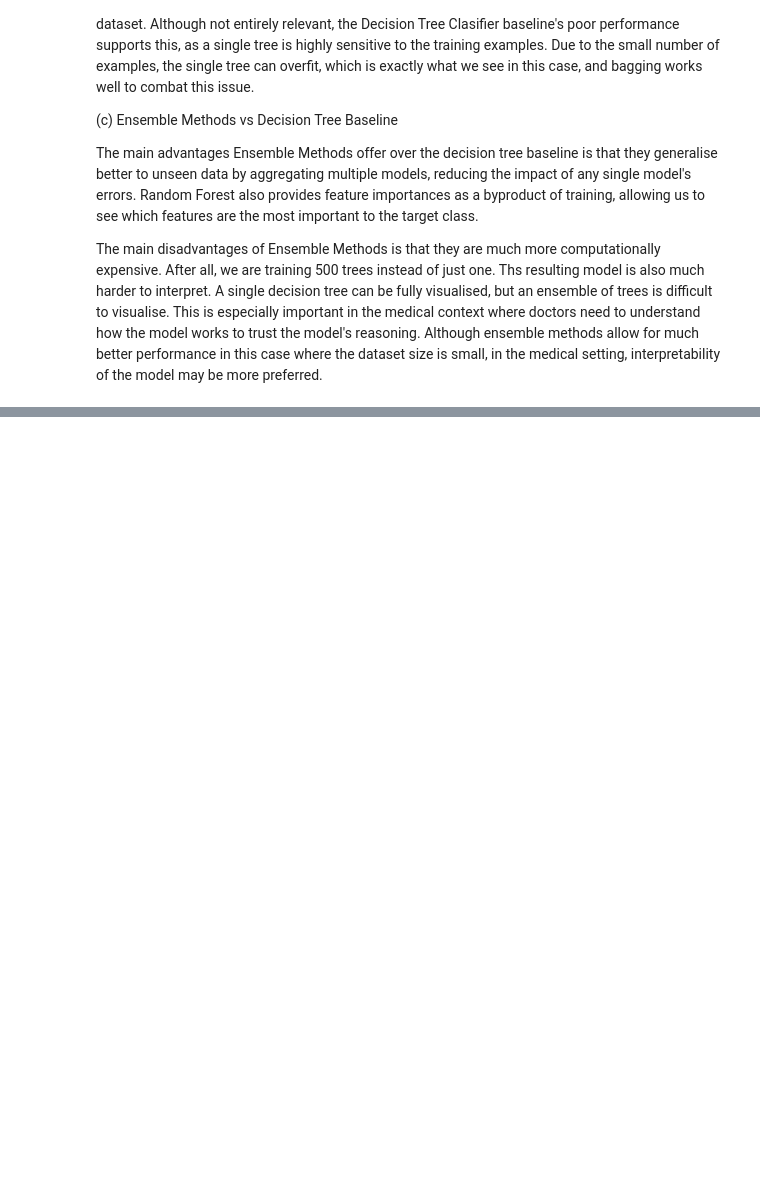
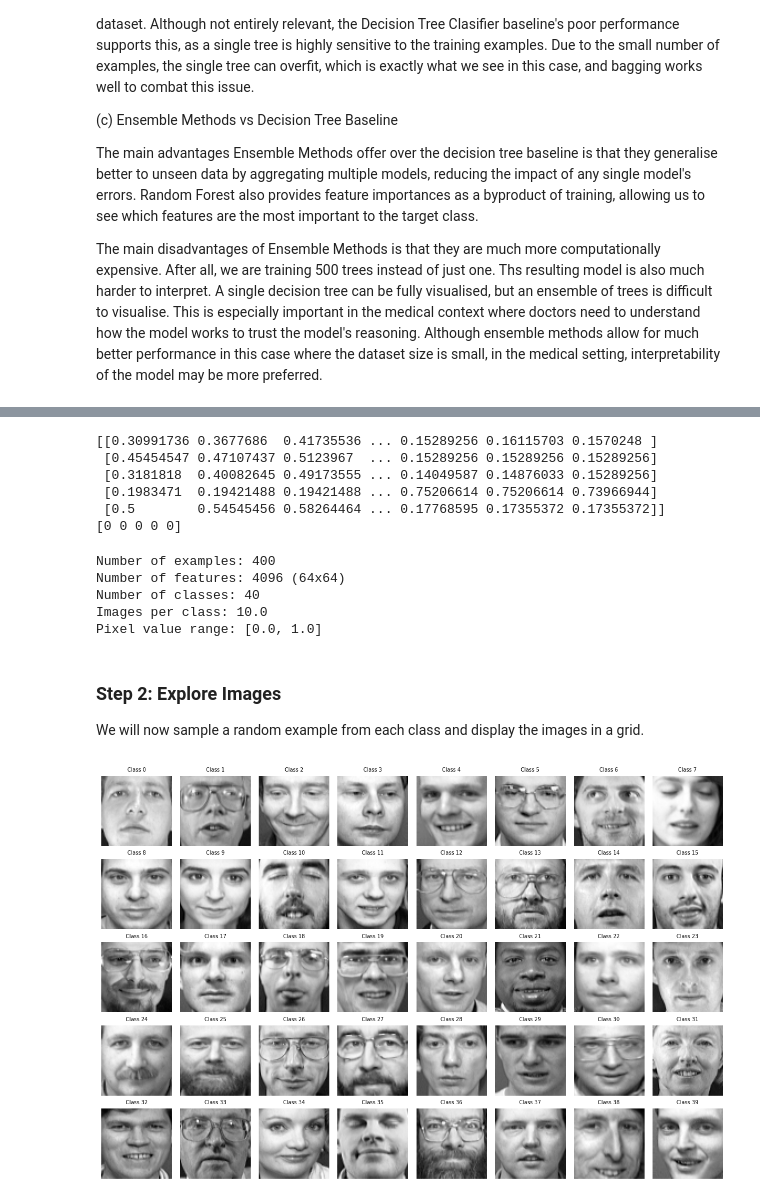
Before and after one commit to LeweiXu/CITS5508, a Jupyter notebook: ass2/assignment2_23709058.ipynb, the cells around one changed output, grey strips where cells are left out. Drawn from its saved outputs; the diff is of its cells as text; code cells hidden in the pictures; blank space fills up the shorter version.

```diff
--- a/ass2/assignment2_23709058.ipynb
+++ b/ass2/assignment2_23709058.ipynb
@@ -272,0 +298,49 @@ The main disadvantages of Ensemble Methods is that they are much more computatio
+# %%
+from sklearn.datasets import fetch_olivetti_faces
+X, y = fetch_olivetti_faces(return_X_y=True)
+
+print(X[:5])
+print(y[:5])
+# %% [output]
+[[0.30991736 0.3677686  0.41735536 ... 0.15289256 0.16115703 0.1570248 ]
+ [0.45454547 0.47107437 0.5123967  ... 0.15289256 0.15289256 0.15289256]
+ [0.3181818  0.40082645 0.49173555 ... 0.14049587 0.14876033 0.15289256]
+ [0.1983471  0.19421488 0.19421488 ... 0.75206614 0.75206614 0.73966944]
+ [0.5        0.54545456 0.58264464 ... 0.17768595 0.17355372 0.17355372]]
+[0 0 0 0 0]
+# %%
+import numpy as np
+print(f"Number of examples: {X.shape[0]}")
+print(f"Number of features: {X.shape[1]} (64x64)")
+print(f"Number of classes: {len(np.unique(y))}")
+print(f"Images per class: {X.shape[0] / len(np.unique(y))}")
+print(f"Pixel value range: [{X.min():.1f}, {X.max():.1f}]")
+# %% [output]
+Number of examples: 400
+Number of features: 4096 (64x64)
+Number of classes: 40
+Images per class: 10.0
+Pixel value range: [0.0, 1.0]
+# %% [markdown]
+### Step 2: Explore Images
+
+We will now sample a random example from each class and display the images in a grid.
+# %%
+import matplotlib.pyplot as plt
+
+n_classes = len(np.unique(y))
+fig, axes = plt.subplots(5, 8, figsize=(12, 8))
+
+# Set seed for reproducibility
+np.random.seed(42)
+
+for cls, ax in zip(range(n_classes), axes.flat):
+    idx = np.random.choice(np.where(y == cls)[0])
+    ax.imshow(X[idx].reshape(64, 64), cmap='grey')
+    ax.set_title(f'Class {cls}', fontsize=7)
+    ax.axis('off')
+
+plt.tight_layout()
+plt.show()
+# %% [output]
+[figure, added]
```
Also changed, not shown: parts of 34 cells of this notebook, 13 other files.
